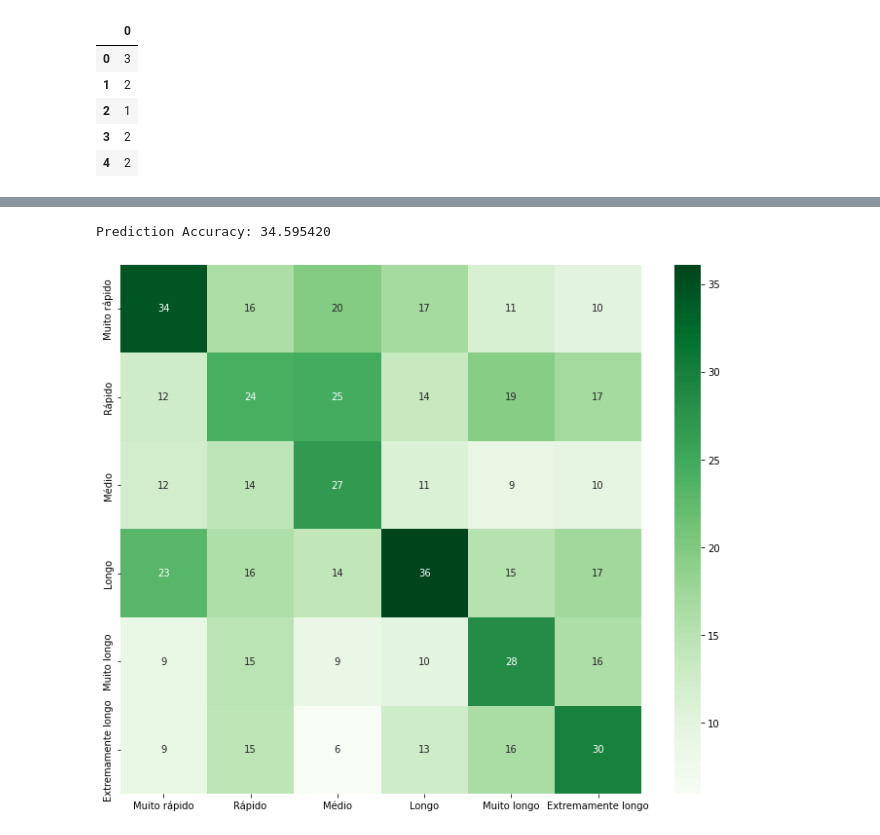
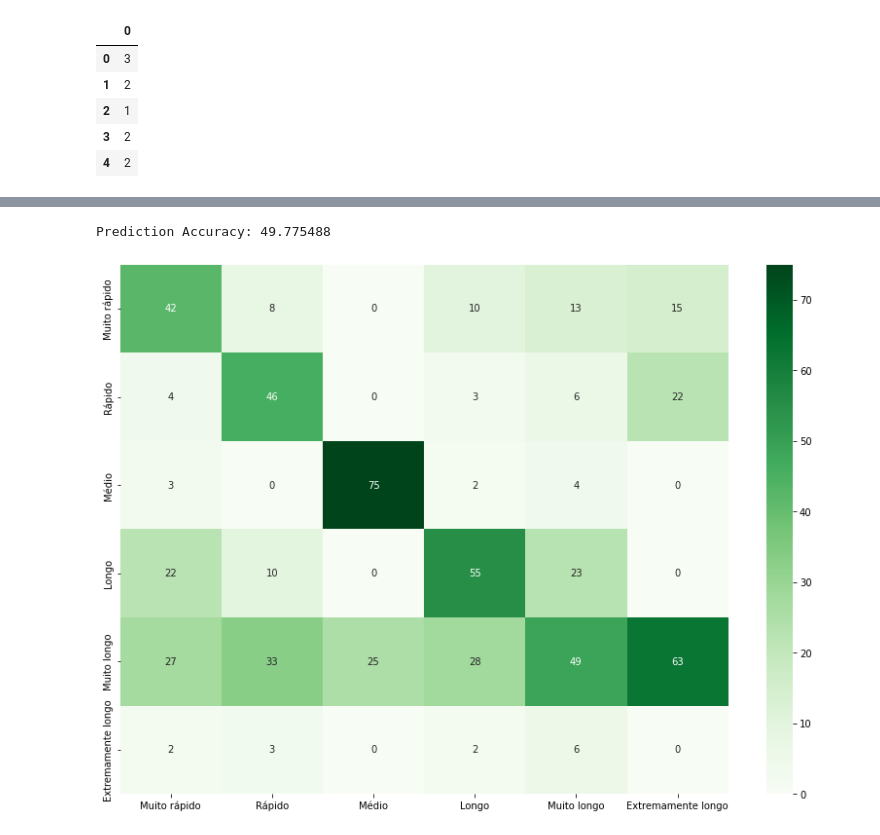
Before and after one commit to higoreller/pos_machine_learning, a Jupyter notebook: src/class/portfolio_project/occurrences_tr.ipynb, the cells around one changed output, grey strips where cells are left out. Saved outputs shown, nothing was run; the diff lists cells and outputs as text; code cells hidden in the pictures.

```diff
--- a/src/class/portfolio_project/occurrences_tr.ipynb
+++ b/src/class/portfolio_project/occurrences_tr.ipynb
@@ -67,7 +71,7 @@ import itertools
 file_path = '../../../dataset/occurrences.xlsx'
 
 df = pandas.read_excel(file_path)
-df = df.drop(["rai", "obm_afeto", "qualificacao"], axis=1).loc[0:100000,:]
+df = df.drop(["rai", "obm_afeto", "qualificacao"], axis=1)
 
 #REMOVING NULL VALUES
 for column in df.columns:
@@ -160,12 +203,14 @@ class_col = 'tempo_resposta'
 my_metric = 'accuracy'
 random_seed = 33
 n_k_folds = 3
-my_epochs = 100
+my_epochs = 300
 hidden_activation = 'relu'
-hidden_neurons = 28
+hidden_neurons = 100
 learning_rate = 0.001
-my_optimizer = tensorflow.keras.optimizers.Adam(learning_rate=learning_rate)
+#my_optimizer = tensorflow.keras.optimizers.Adam(learning_rate=learning_rate)
+my_optimizer = tensorflow.keras.optimizers.SGD(learning_rate=learning_rate)
 my_loss = 'categorical_crossentropy'
+my_batch_size=300
 # %%
 print("GPU disponíveis: ", len(tensorflow.config.list_physical_devices('GPU')))
 # %% [output]
@@ -227,5 +270,12 @@ _ = g.map_lower(seaborn.kdeplot, levels=1, color=".2")
 # %%
-X_train, X_test, y_train, y_test = train_test_split(X, y, test_size=0.2, random_state=random_seed)
+from imblearn.under_sampling import EditedNearestNeighbours
+
+enn = EditedNearestNeighbours()
+X_resampled, y_resampled = enn.fit_resample(X, y)
+print(X.shape, X_resampled.shape)
+print(y.shape, y_resampled.shape)
+
+X_train, X_test, y_train, y_test = train_test_split(X_resampled, y_resampled, test_size=0.2, random_state=random_seed)
 yhot = np_utils.to_categorical(y)
 yhot_train = np_utils.to_categorical(y_train)
 yhot_test = np_utils.to_categorical(y_test)
@@ -279,5 +332,5 @@ Baseline: 34.03% (0.71%)
 model = baseline_model()
 model.compile(loss=my_loss, optimizer=my_optimizer, metrics=my_metric)
 
-history = model.fit(X_train, yhot_train, validation_split=0.33,
+history = model.fit(X_train, yhot_train, validation_split=0.3,
                     epochs=my_epochs, batch_size=100, verbose=0)
@@ -320,19 +379,18 @@ predict_x = model.predict(X_test)
 pred = numpy.argmax(predict_x, axis=1)
 print(f'Prediction Accuracy: {(pred == y_test).mean() * 100:f}')
 # %% [output]
-Prediction Accuracy: 34.595420
+Prediction Accuracy: 49.775488
 # %%
 my_classes = ["Muito rápido", "Rápido", "Médio", "Longo", "Muito longo", "Extremamente longo"]
 df_Y_categorical = pandas.DataFrame(my_classes)
 
-Y_est = model.predict(X)
+Y_est = model.predict(X_resampled)
 Y_est_pred = numpy.argmax(Y_est, axis=1)
 
-my_conf = confusion_matrix(y, Y_est_pred, labels=[0,1,2,3,4,5])
-#df_conf = pandas.DataFrame(my_conf, index=my_classes, columns=['est-{}'.format(x) for x in my_classes])
+my_conf = confusion_matrix(y_resampled, Y_est_pred, labels=[0,1,2,3,4,5])
 df_conf = pandas.DataFrame(100.0*my_conf/my_conf.sum(axis=0), index=['{}'.format(x) for x in my_classes], columns=my_classes)
 
-fig, ax = pyplot.subplots(figsize=(12,10))
+fig, ax = pyplot.subplots(figsize=(14,10))
 _ = seaborn.heatmap(df_conf, cmap="Greens", ax=ax, annot=True, fmt='.0f')
 # %% [output]
-[figure, old version]
+[figure, new version]
```
Also changed, not shown: parts of 13 cells of this notebook, 2 other files.
